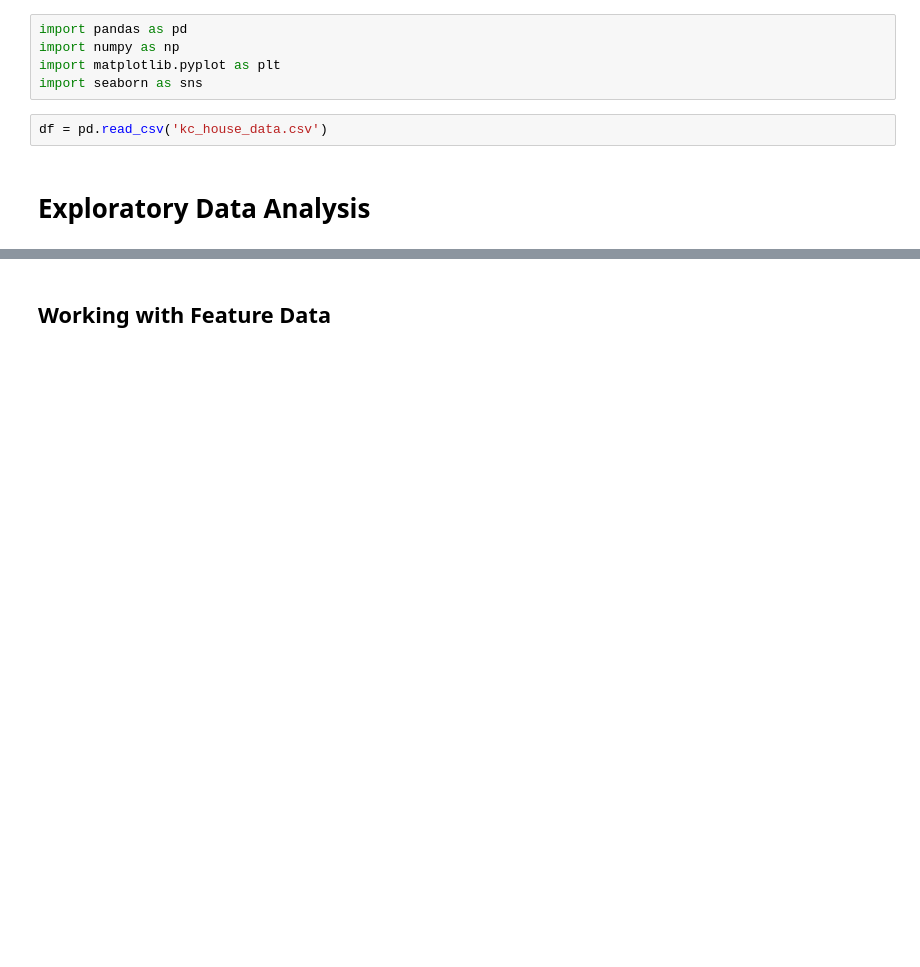
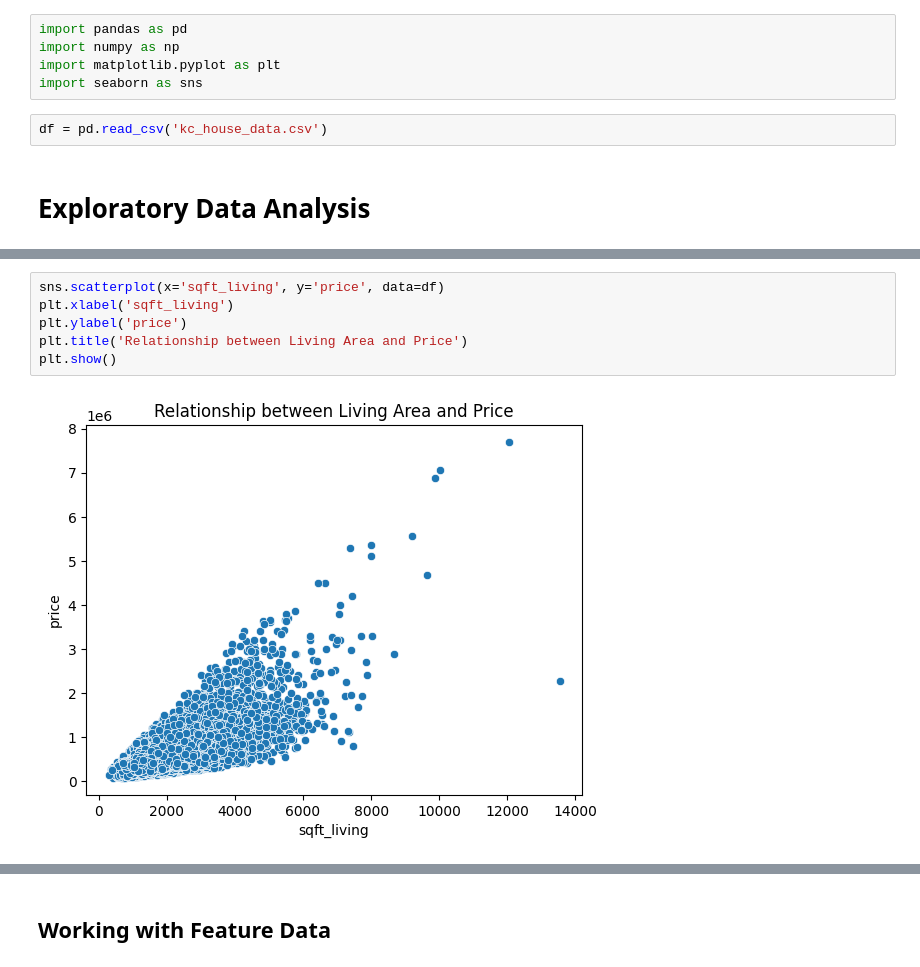
Before and after one commit to AI-jan-apr/keras-regression-task-Aside00, a Jupyter notebook: 01-Keras-Regression-task.ipynb, the cells around one changed output, grey strips where cells are left out. Cells and saved outputs as stored; diff of their text form; blank space fills up the shorter version.

```diff
--- a/01-Keras-Regression-task.ipynb
+++ b/01-Keras-Regression-task.ipynb
@@ -97,0 +84,8 @@ dtype: int64
+# %%
+sns.scatterplot(x='sqft_living', y='price', data=df)
+plt.xlabel('sqft_living')
+plt.ylabel('price')
+plt.title('Relationship between Living Area and Price')
+plt.show()
+# %% [output]
+[figure, added]
```
Also changed, not shown: parts of 37 cells of this notebook, 1 other file.
